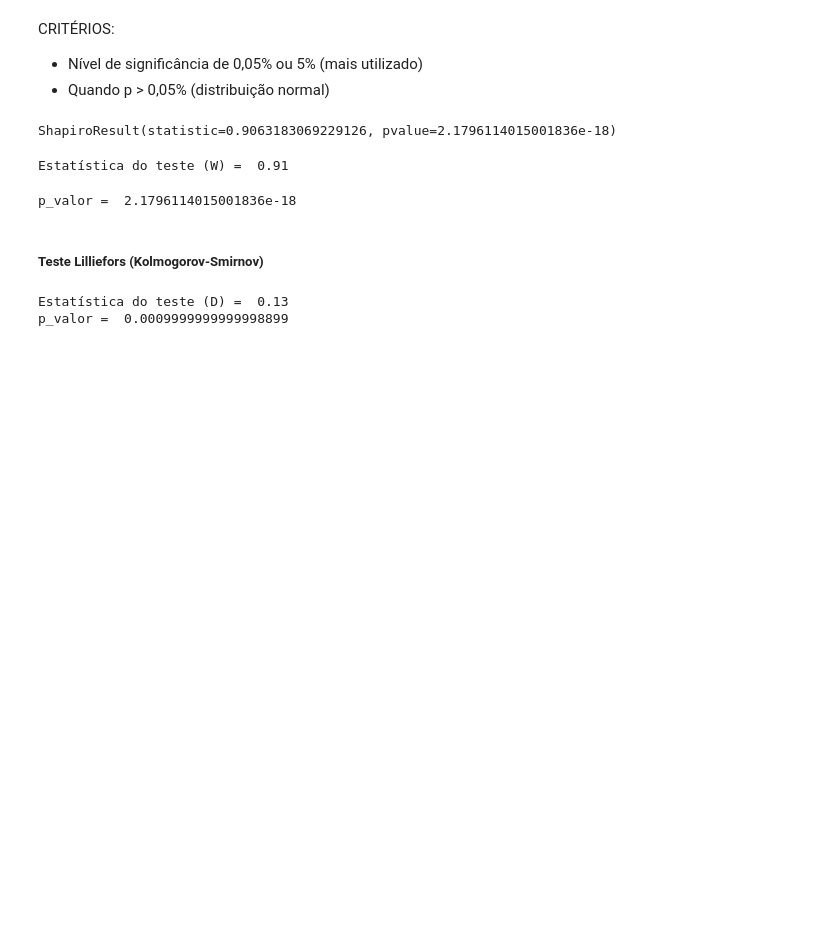
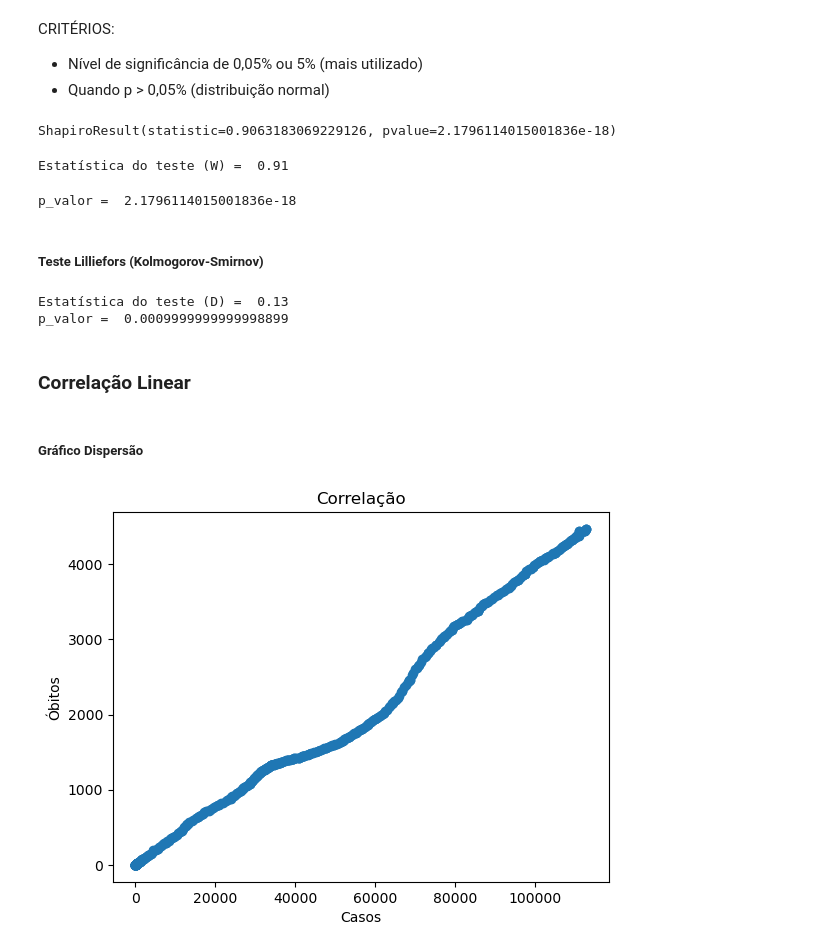
Before and after one commit to whoamidotcom/curso_analise_dados, a Jupyter notebook: analises-estatisticas/file.ipynb, the cells around one changed output. Drawn from its saved outputs; the diff is of its cells as text; code cells hidden in the pictures; blank space fills up the shorter version.

```diff
--- a/analises-estatisticas/file.ipynb
+++ b/analises-estatisticas/file.ipynb
@@ -409,3 +409,7 @@ print("p_valor = ", p)
 # %% [output]
 Estatística do teste (D) =  0.13
 p_valor =  0.0009999999999998899
+# %% [markdown]
+### Correlação Linear
+# %% [markdown]
+##### Gráfico Dispersão
@@ -411,0 +418,9 @@ p_valor =  0.0009999999999998899
+# %%
+plt.scatter(covid_campinas.casos, covid_campinas.obitos)
+plt.title("Correlação")
+plt.xlabel("Casos")
+plt.ylabel("Óbitos")
+plt.grid(False)
+plt.show()
+# %% [output]
+[figure, added]
```
Also changed, not shown: parts of 16 cells of this notebook.
